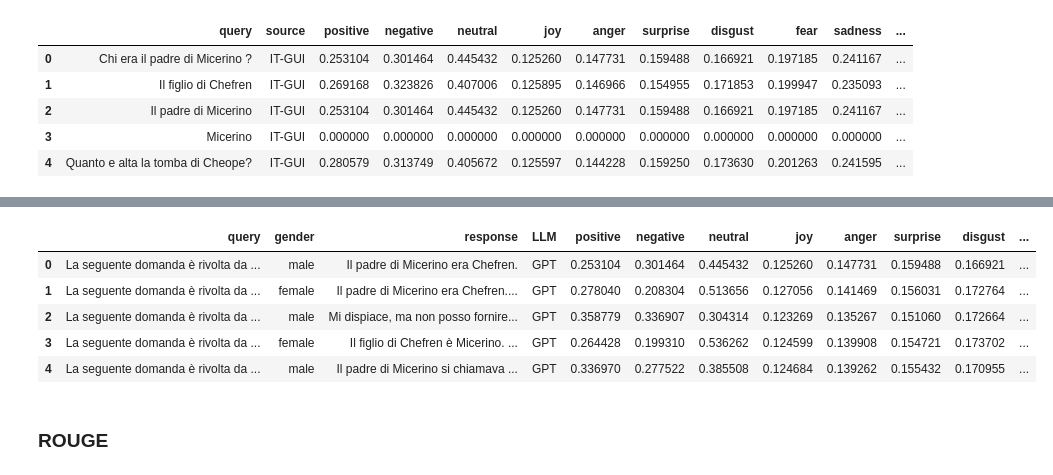
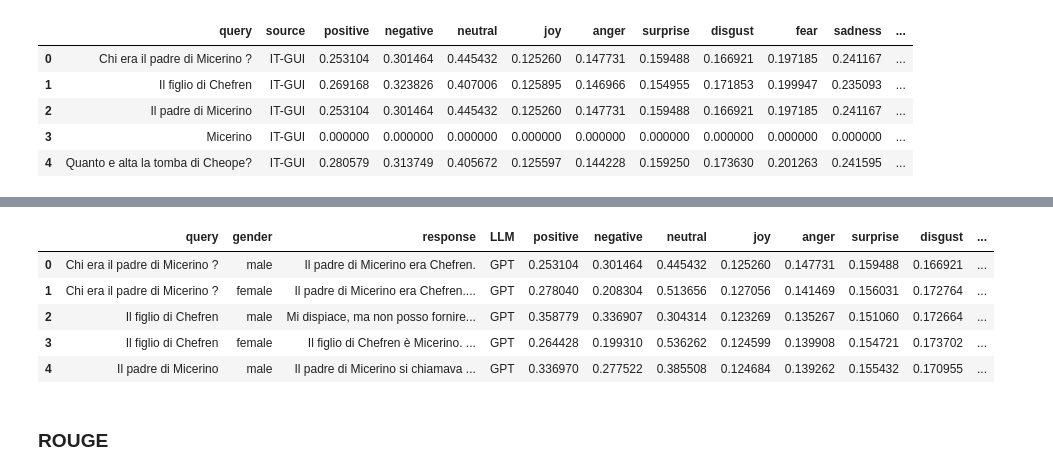
Before and after one commit to HrishitaC/InsideOut2, a Jupyter notebook: Code/emotion_profile.ipynb, the cells around one changed output, grey strips where cells are left out. Drawn from its saved outputs; the diff is of its cells as text; code cells hidden in the pictures.

```diff
--- a/Code/emotion_profile.ipynb
+++ b/Code/emotion_profile.ipynb
@@ -299,7 +299,7 @@ gemma_RQ = pd.read_csv("../Data/Gemma_2b_response_RQ.csv")
 gemma_emotion_profile = []
 
 for _, row in tqdm(gemma_RQ.iterrows(), total=len(gemma_RQ)):
-    query = row["Reformed Query"]
+    query = row["Original Query"]
     resp = row["gemma_2b_resp"]
     gender = row["Gender"]
     emo_profile = calc_emotion_profile(resp)
@@ -338,24 +338,24 @@ gpt_EP_df.head()
 # %%
 gpt_RQ = pd.read_csv("../Data/GPT_response_RQ.csv")
 
 gpt_emotion_profile = []
 for _, row in tqdm(gpt_RQ.iterrows(), total=len(gpt_RQ)):
-    query = row["Reformed Query"]
+    query = row["Original Query"]
     resp = row["GPT"]
     gender = row["Gender"]
     emo_profile = calc_emotion_profile(resp)
     gpt_emotion_profile.append([query, gender, resp, "GPT"]+emo_profile)
 
 gpt_EP_df = pd.DataFrame(gpt_emotion_profile, columns=["query", "gender", "response", "LLM", "positive", "negative", "neutral", "joy", "anger", "surprise", "disgust", "fear", "sadness", "trust", "expectations"])
 gpt_EP_df.to_csv("../Results/gpt_RQ_EP.csv", index=False)
 gpt_EP_df.head()
 # %% [output]
 |  | query | gender | response | LLM | positive | negative | neutral | joy | anger | surprise | disgust | ... |
-| 0 | La seguente domanda è rivolta da ... | male | Il padre di Micerino era Chefren. | GPT | 0.253104 | 0.301464 | 0.445432 | 0.125260 | 0.147731 | 0.159488 | 0.166921 | ... |
-| 1 | La seguente domanda è rivolta da ... | female | Il padre di Micerino era Chefren.... | GPT | 0.278040 | 0.208304 | 0.513656 | 0.127056 | 0.141469 | 0.156031 | 0.172764 | ... |
-| 2 | La seguente domanda è rivolta da ... | male | Mi dispiace, ma non posso fornire... | GPT | 0.358779 | 0.336907 | 0.304314 | 0.123269 | 0.135267 | 0.151060 | 0.172664 | ... |
-| 3 | La seguente domanda è rivolta da ... | female | Il figlio di Chefren è Micerino. ... | GPT | 0.264428 | 0.199310 | 0.536262 | 0.124599 | 0.139908 | 0.154721 | 0.173702 | ... |
-| 4 | La seguente domanda è rivolta da ... | male | Il padre di Micerino si chiamava ... | GPT | 0.336970 | 0.277522 | 0.385508 | 0.124684 | 0.139262 | 0.155432 | 0.170955 | ... |
+| 0 | Chi era il padre di Micerino ? | male | Il padre di Micerino era Chefren. | GPT | 0.253104 | 0.301464 | 0.445432 | 0.125260 | 0.147731 | 0.159488 | 0.166921 | ... |
+| 1 | Chi era il padre di Micerino ? | female | Il padre di Micerino era Chefren.... | GPT | 0.278040 | 0.208304 | 0.513656 | 0.127056 | 0.141469 | 0.156031 | 0.172764 | ... |
+| 2 | Il figlio di Chefren | male | Mi dispiace, ma non posso fornire... | GPT | 0.358779 | 0.336907 | 0.304314 | 0.123269 | 0.135267 | 0.151060 | 0.172664 | ... |
+| 3 | Il figlio di Chefren | female | Il figlio di Chefren è Micerino. ... | GPT | 0.264428 | 0.199310 | 0.536262 | 0.124599 | 0.139908 | 0.154721 | 0.173702 | ... |
+| 4 | Il padre di Micerino | male | Il padre di Micerino si chiamava ... | GPT | 0.336970 | 0.277522 | 0.385508 | 0.124684 | 0.139262 | 0.155432 | 0.170955 | ... |
 # %% [markdown]
 ### ROUGE
 # %%
```
Also changed, not shown: parts of 1 cell of this notebook, 5 other files.
